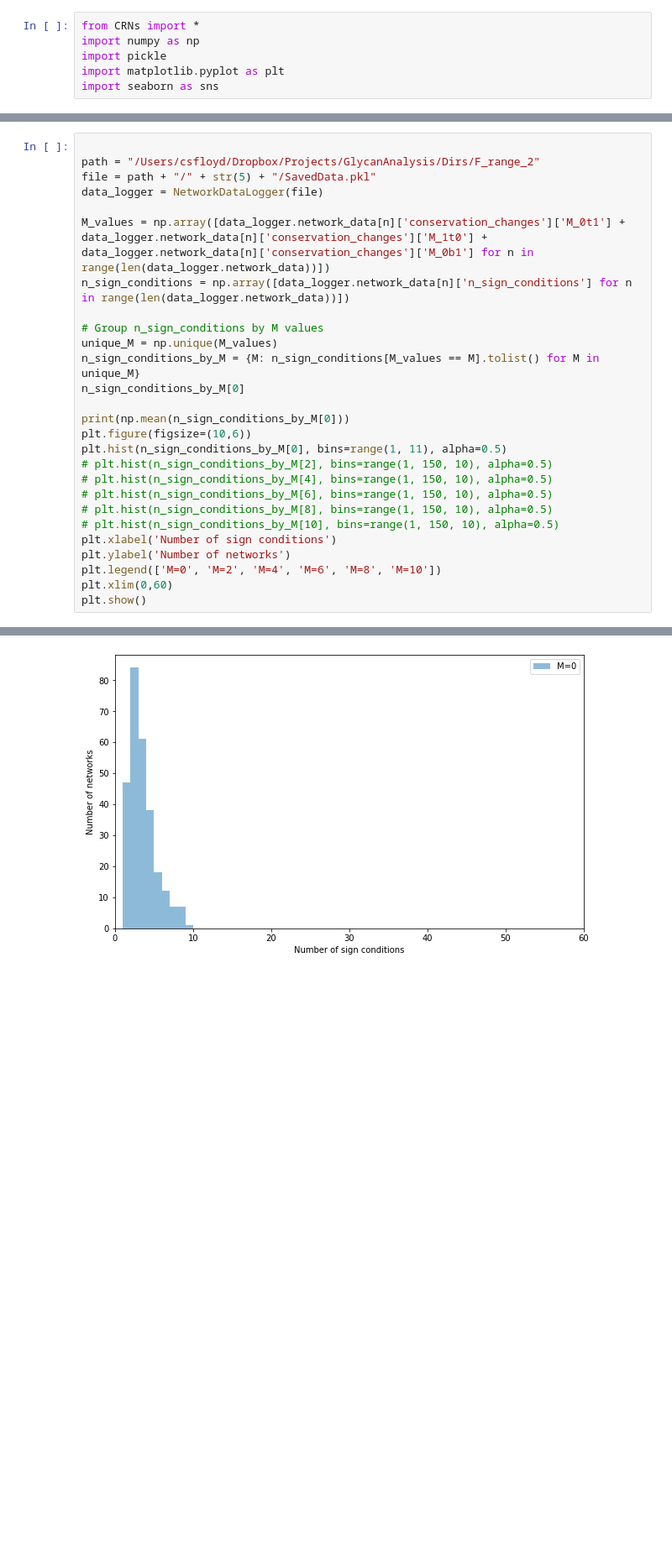
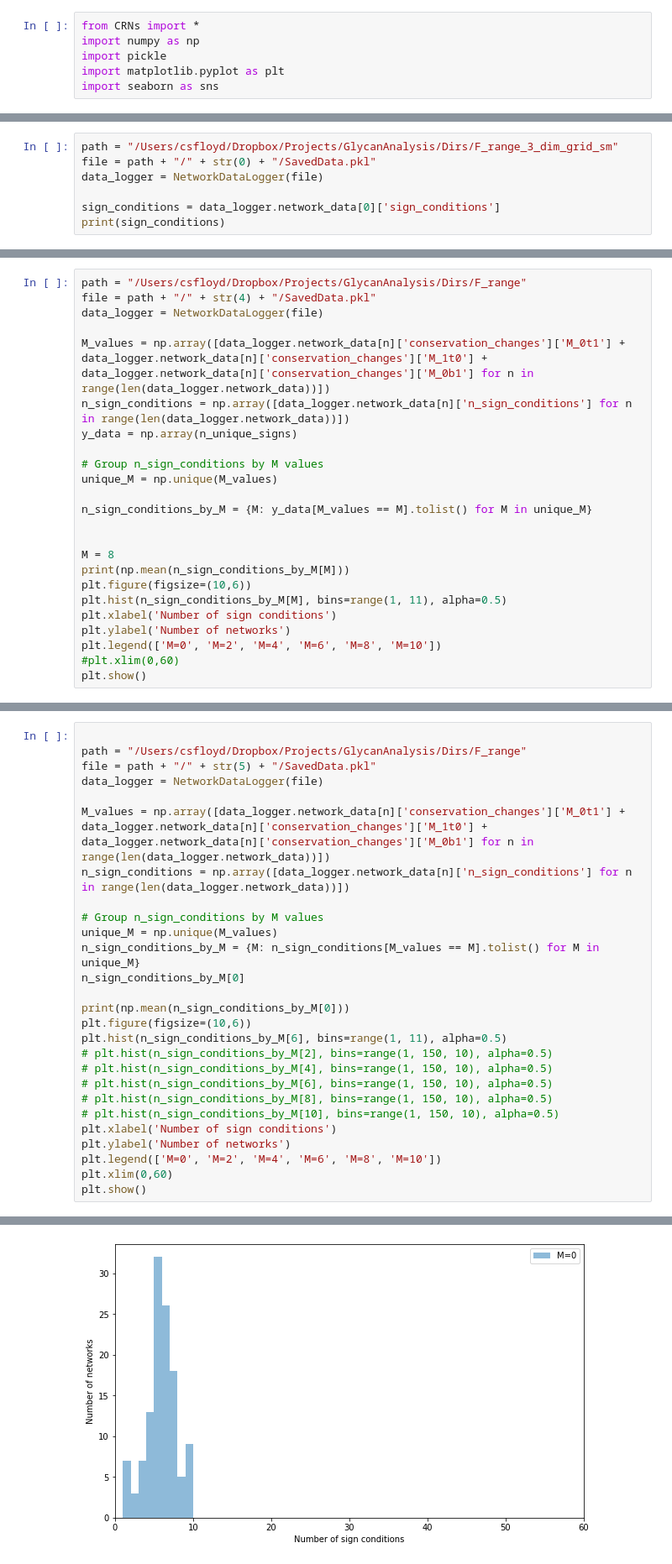
Before and after one commit to csfloyd/GlycanAnalysis, a Jupyter notebook: Python/analyze_data.ipynb, the cells around one changed output, grey strips where cells are left out. Shown at 84% size. Saved outputs shown, nothing was run; the diff lists cells and outputs as text; blank space fills up the shorter version.

```diff
--- a/Python/analyze_data.ipynb
+++ b/Python/analyze_data.ipynb
@@ -39,0 +36,7 @@ Network has 6 species and 8 reactions
+# %%
+path = "/Users/csfloyd/Dropbox/Projects/GlycanAnalysis/Dirs/F_range_3_dim_grid_sm"
+file = path + "/" + str(0) + "/SavedData.pkl"
+data_logger = NetworkDataLogger(file)
+
+sign_conditions = data_logger.network_data[0]['sign_conditions']
+print(sign_conditions)
@@ -39,0 +467,24 @@ Network has 6 species and 8 reactions
+# %%
+path = "/Users/csfloyd/Dropbox/Projects/GlycanAnalysis/Dirs/F_range"
+file = path + "/" + str(4) + "/SavedData.pkl"
+data_logger = NetworkDataLogger(file)
+
+M_values = np.array([data_logger.network_data[n]['conservation_changes']['M_0t1'] + data_logger.network_data[n]['conservation_changes']['M_1t0'] + data_logger.network_data[n]['conservation_changes']['M_0b1'] for n in range(len(data_logger.network_data))])
+n_sign_conditions = np.array([data_logger.network_data[n]['n_sign_conditions'] for n in range(len(data_logger.network_data))])
+y_data = np.array(n_unique_signs)
+
+# Group n_sign_conditions by M values
+unique_M = np.unique(M_values)
+
+n_sign_conditions_by_M = {M: y_data[M_values == M].tolist() for M in unique_M}
+
+
+M = 8
+print(np.mean(n_sign_conditions_by_M[M]))
+plt.figure(figsize=(10,6))
+plt.hist(n_sign_conditions_by_M[M], bins=range(1, 11), alpha=0.5)
+plt.xlabel('Number of sign conditions')
+plt.ylabel('Number of networks')
+plt.legend(['M=0', 'M=2', 'M=4', 'M=6', 'M=8', 'M=10'])
+#plt.xlim(0,60)
+plt.show()
@@ -40,6 +495,6 @@ Network has 6 species and 8 reactions
 # %%
 
-path = "/Users/csfloyd/Dropbox/Projects/GlycanAnalysis/Dirs/F_range_2"
+path = "/Users/csfloyd/Dropbox/Projects/GlycanAnalysis/Dirs/F_range"
 file = path + "/" + str(5) + "/SavedData.pkl"
 data_logger = NetworkDataLogger(file)
 
@@ -53,7 +508,7 @@ n_sign_conditions_by_M[0]
 
 print(np.mean(n_sign_conditions_by_M[0]))
 plt.figure(figsize=(10,6))
-plt.hist(n_sign_conditions_by_M[0], bins=range(1, 11), alpha=0.5)
+plt.hist(n_sign_conditions_by_M[6], bins=range(1, 11), alpha=0.5)
 # plt.hist(n_sign_conditions_by_M[2], bins=range(1, 150, 10), alpha=0.5)
 # plt.hist(n_sign_conditions_by_M[4], bins=range(1, 150, 10), alpha=0.5)
 # plt.hist(n_sign_conditions_by_M[6], bins=range(1, 150, 10), alpha=0.5)
@@ -70 +525 @@ Data loaded from /Users/csfloyd/Dropbox/Projects/GlycanAnalysis/Dirs/F_range_2/5
-[figure, old version]
+[figure, new version]
```
Also changed, not shown: parts of 23 cells of this notebook, 10 other files.
